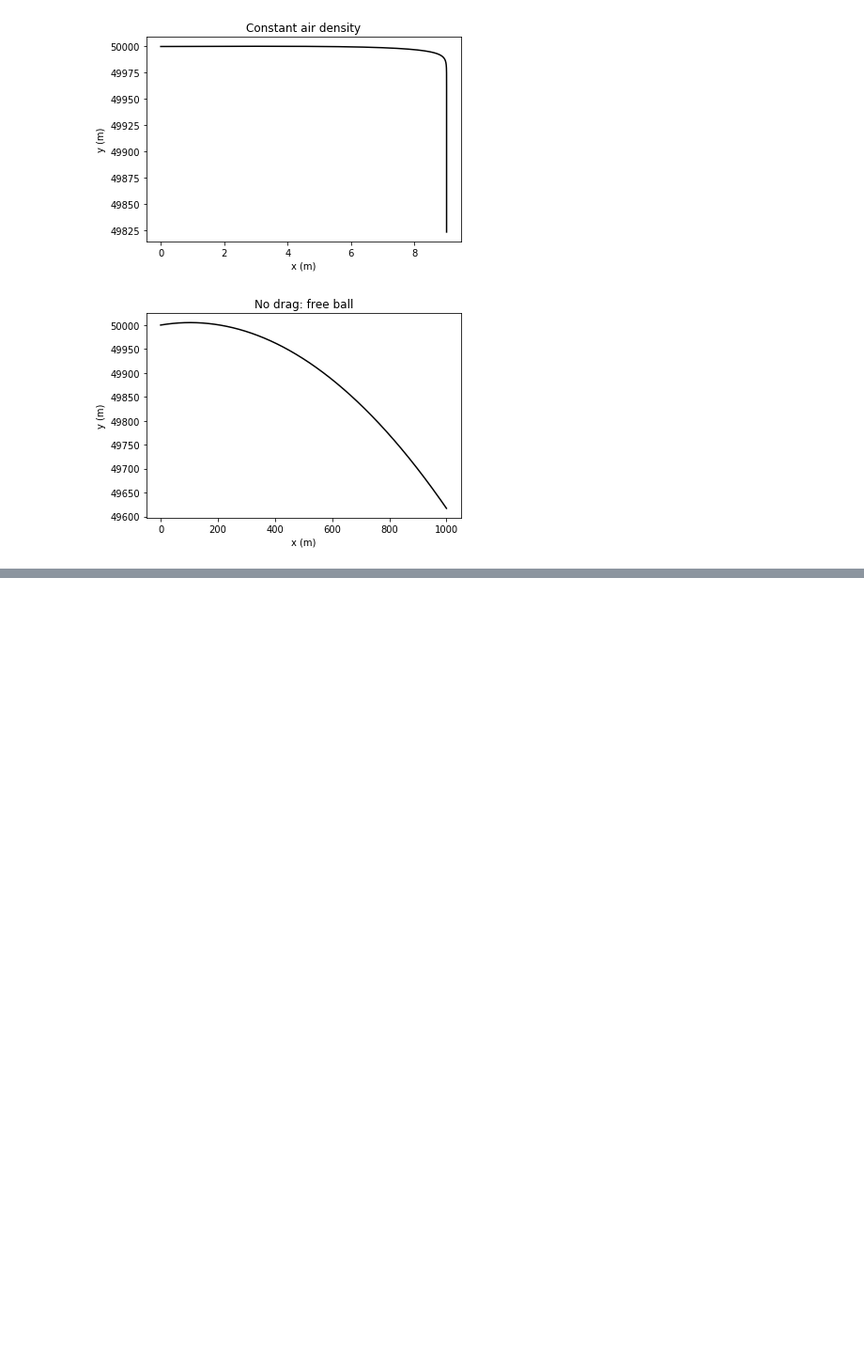
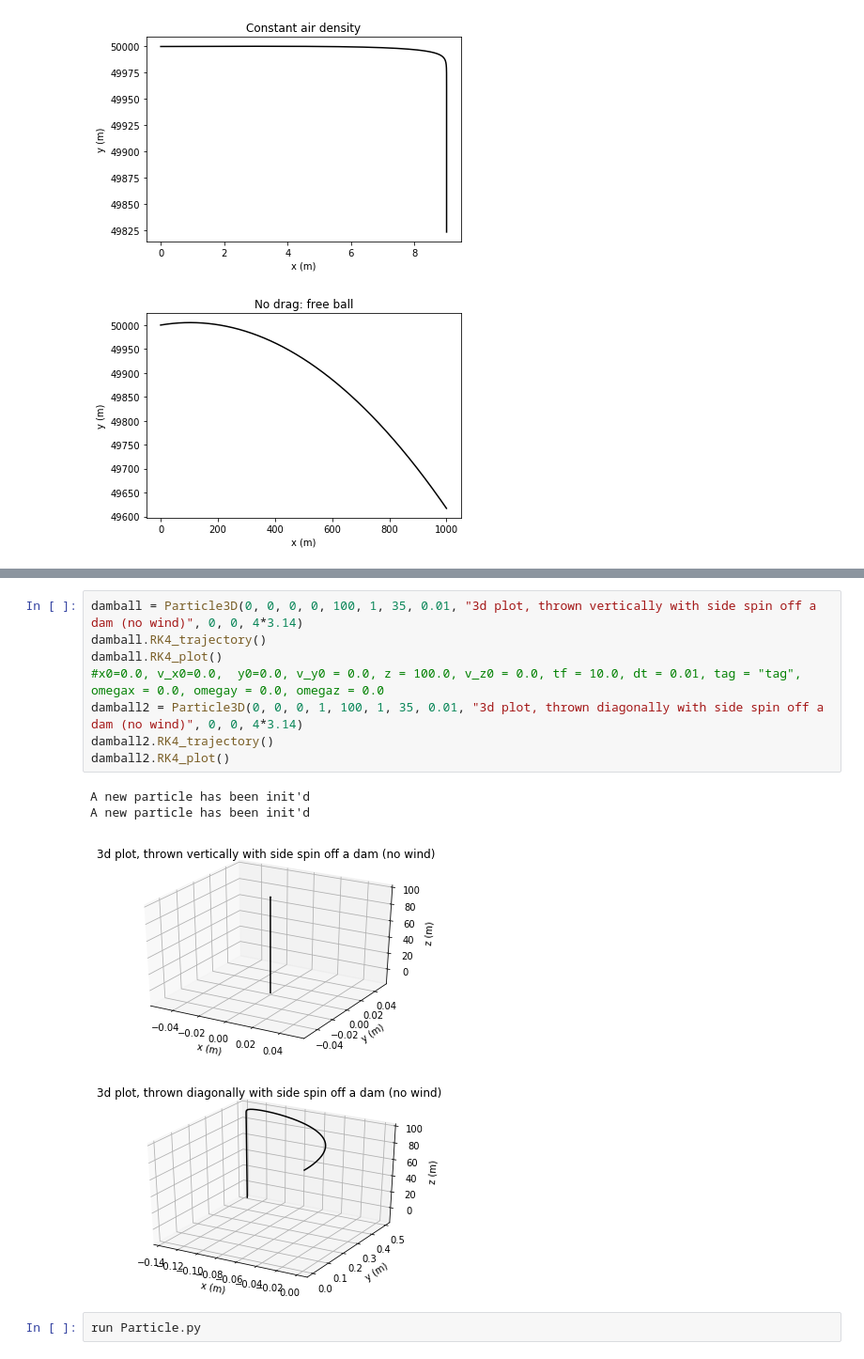
Before and after one commit to aton-physics/Lectures, a Jupyter notebook: Assignments/Assign2.ipynb, the cells around one changed output, grey strips where cells are left out. Shown at 94% size. Drawn from its saved outputs; the diff is of its cells as text; blank space fills up the shorter version.

```diff
--- a/Assignments/Assign2.ipynb
+++ b/Assignments/Assign2.ipynb
@@ -72,0 +97,15 @@ A new particle has been init'd
+# %%
+damball = Particle3D(0, 0, 0, 0, 100, 1, 35, 0.01, "3d plot, thrown vertically with side spin off a dam (no wind)", 0, 0, 4*3.14)
+damball.RK4_trajectory()
+damball.RK4_plot()
+#x0=0.0, v_x0=0.0,  y0=0.0, v_y0 = 0.0, z = 100.0, v_z0 = 0.0, tf = 10.0, dt = 0.01, tag = "tag", omegax = 0.0, omegay = 0.0, omegaz = 0.0
+damball2 = Particle3D(0, 0, 0, 1, 100, 1, 35, 0.01, "3d plot, thrown diagonally with side spin off a dam (no wind)", 0, 0, 4*3.14)
+damball2.RK4_trajectory()
+damball2.RK4_plot()
+# %% [output]
+A new particle has been init'd
+A new particle has been init'd
+[figure, added]
+[figure, added]
+# %%
+run Particle.py
```
Also changed, not shown: parts of 15 cells of this notebook.
